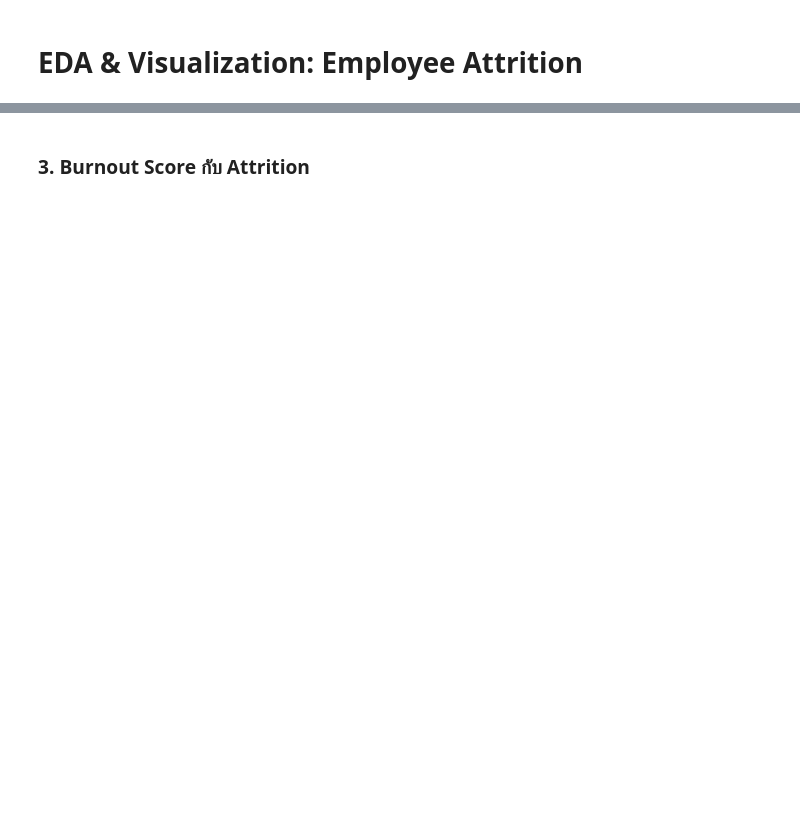
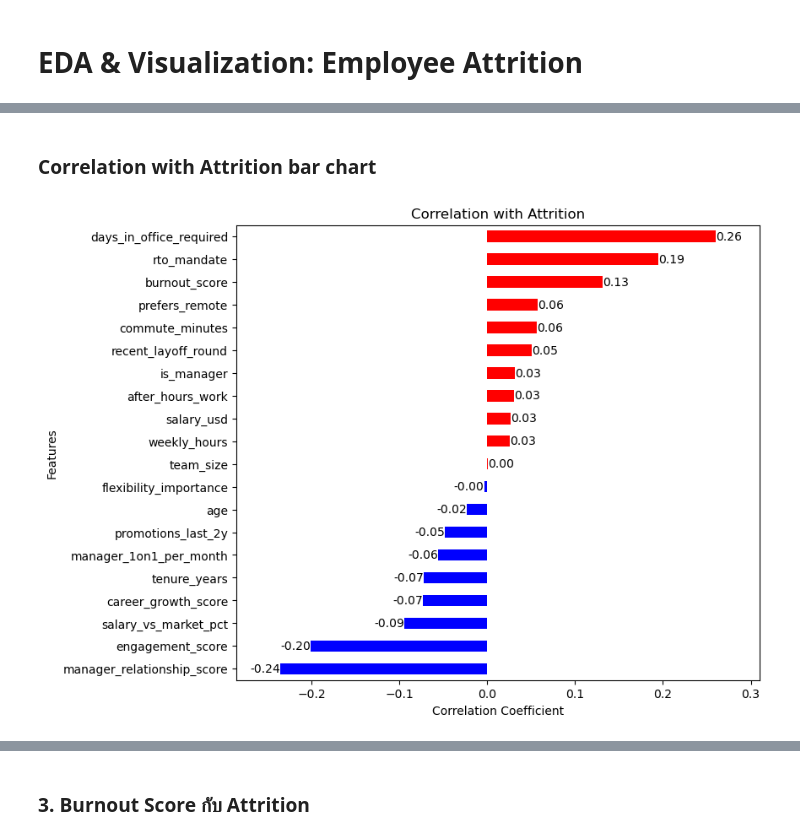
Before and after one commit to saeTneerG/Attrition-Model, a Jupyter notebook: Employee-Attrition-Prediction-main/notebooks/02_data_visualization.ipynb, the cells around one changed output, grey strips where cells are left out. Drawn from its saved outputs; the diff is of its cells as text; code cells hidden in the pictures; blank space fills up the shorter version.

```diff
--- a/Employee-Attrition-Prediction-main/notebooks/02_data_visualization.ipynb
+++ b/Employee-Attrition-Prediction-main/notebooks/02_data_visualization.ipynb
@@ -53,0 +154,16 @@ print(f"จำนวนพนักงานที่ลาออก {attr_count
+# %% [markdown]
+### Correlation with Attrition bar chart
+# %%
+corr_target = df.corr(numeric_only=True)['attrition'].drop('attrition').sort_values()
+ax = corr_target.plot(kind='barh', figsize=(8,7), color=['red' if v>0 else 'blue' for v in corr_target] )
+
+ax.bar_label(ax.containers[0], fmt='%.2f')
+ax.set_xlim(corr_target.min() - 0.05, corr_target.max() + 0.05)
+
+plt.title("Correlation with Attrition")
+plt.xlabel("Correlation Coefficient")
+plt.ylabel("Features")
+plt.savefig("../visualizations/eda_plots/03_correlation_with_attrition.png", dpi=100, bbox_inches="tight")
+plt.show()
+# %% [output]
+[figure, added]
```
Also changed, not shown: parts of 76 cells of this notebook, 2 other files.
